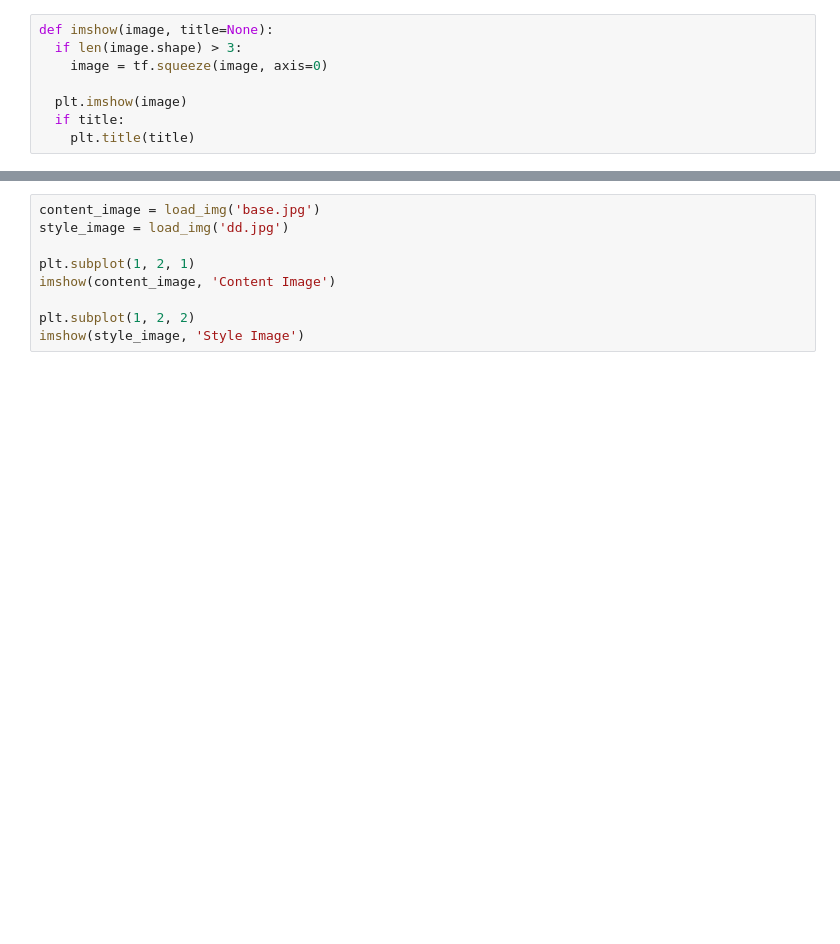
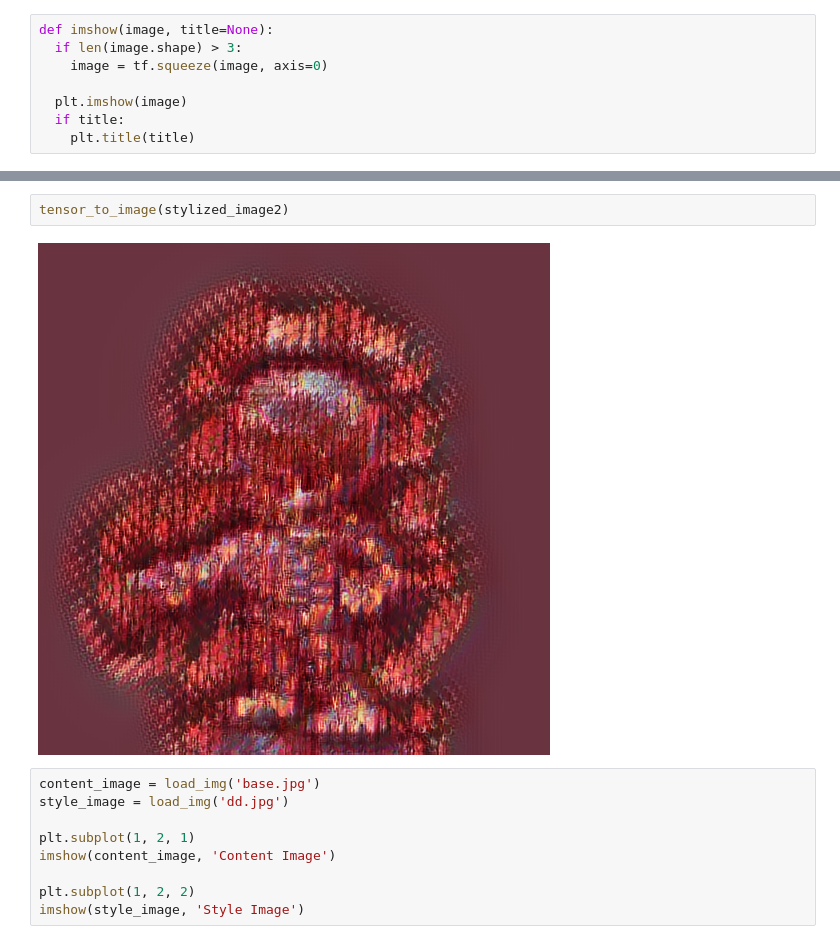
Before and after one commit to SWTube/Darkest-Cave, a Jupyter notebook: Data/Preliminary_Model/MagentaModel.ipynb, the cells around one changed output, grey strips where cells are left out. Cells and saved outputs as stored; diff of their text form; blank space fills up the shorter version.

```diff
--- a/Data/Preliminary_Model/MagentaModel.ipynb
+++ b/Data/Preliminary_Model/MagentaModel.ipynb
@@ -66,3 +102,7 @@ def imshow(image, title=None):
+# %%
+tensor_to_image(stylized_image2)
+# %% [output]
+[figure, added]
 # %%
 content_image = load_img('base.jpg')
 style_image = load_img('dd.jpg')
```
Also changed, not shown: parts of 9 cells of this notebook.
